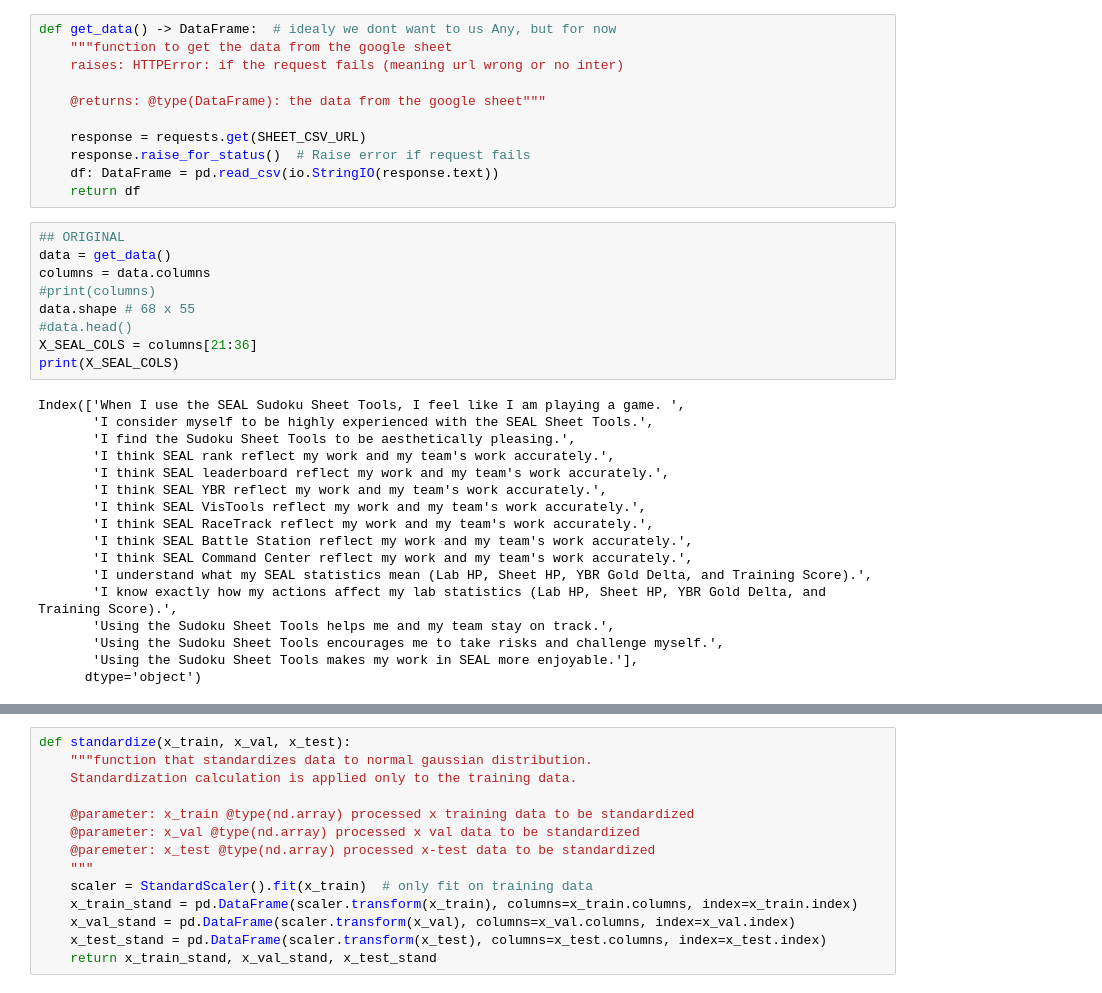
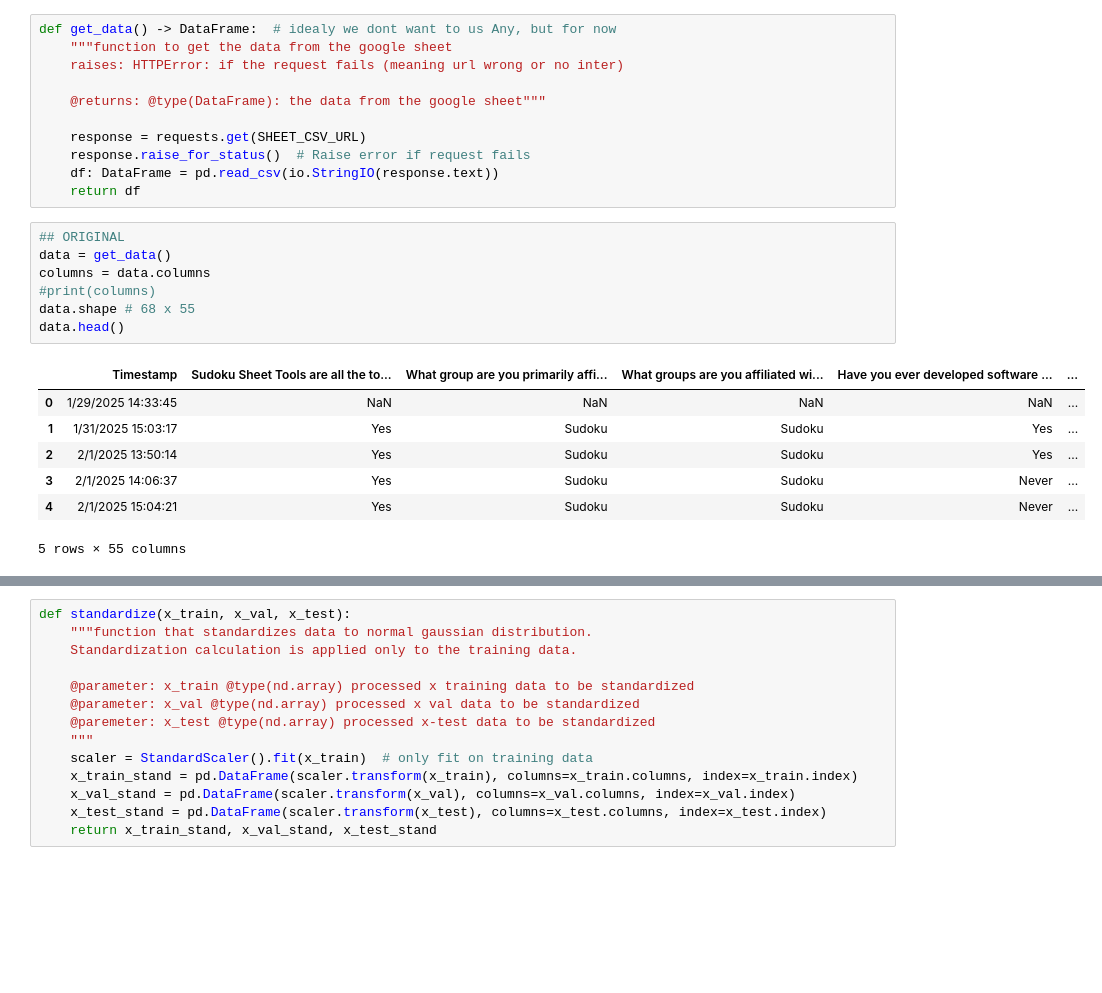
Before and after one commit to blobgoat/gamification_data_analysis, a Jupyter notebook: model.ipynb, the cells around one changed output, grey strips where cells are left out. Saved outputs shown, nothing was run; the diff lists cells and outputs as text; blank space fills up the shorter version.

```diff
--- a/model.ipynb
+++ b/model.ipynb
@@ -117,26 +126,15 @@ def get_data() -> DataFrame:  # idealy we dont want to us Any, but for now
 # %%
 ## ORIGINAL
 data = get_data()
 columns = data.columns
 #print(columns)
 data.shape # 68 x 55
-#data.head()
-X_SEAL_COLS = columns[21:36]
-print(X_SEAL_COLS)
+data.head()
 # %% [output]
+|  | Timestamp | Sudoku Sheet Tools are all the to... | What group are you primarily affi... | What groups are you affiliated wi... | Have you ever developed software ... | ... |
+| 0 | 1/29/2025 14:33:45 | NaN | NaN | NaN | NaN | ... |
+| 1 | 1/31/2025 15:03:17 | Yes | Sudoku | Sudoku | Yes | ... |
+| 2 | 2/1/2025 13:50:14 | Yes | Sudoku | Sudoku | Yes | ... |
+| 3 | 2/1/2025 14:06:37 | Yes | Sudoku | Sudoku | Never | ... |
+| 4 | 2/1/2025 15:04:21 | Yes | Sudoku | Sudoku | Never | ... |
-Index(['When I use the SEAL Sudoku Sheet Tools, I feel like I am playing a game. ',
-       'I consider myself to be highly experienced with the SEAL Sheet Tools.',
-       'I find the Sudoku Sheet Tools to be aesthetically pleasing.',
-       'I think SEAL rank reflect my work and my team's work accurately.',
-       'I think SEAL leaderboard reflect my work and my team's work accurately.',
-       'I think SEAL YBR reflect my work and my team's work accurately.',
-       'I think SEAL VisTools reflect my work and my team's work accurately.',
-       'I think SEAL RaceTrack reflect my work and my team's work accurately.',
-       'I think SEAL Battle Station reflect my work and my team's work accurately.',
-       'I think SEAL Command Center reflect my work and my team's work accurately.',
-       'I understand what my SEAL statistics mean (Lab HP, Sheet HP, YBR Gold Delta, and Training Score).',
-       'I know exactly how my actions affect my lab statistics (Lab HP, Sheet HP, YBR Gold Delta, and Training Score).',
-       'Using the Sudoku Sheet Tools helps me and my team stay on track.',
-       'Using the Sudoku Sheet Tools encourages me to take risks and challenge myself.',
-       'Using the Sudoku Sheet Tools makes my work in SEAL more enjoyable.'],
-      dtype='object')
+5 rows × 55 columns
```
Also changed, not shown: parts of 14 cells of this notebook, 4 other files.
